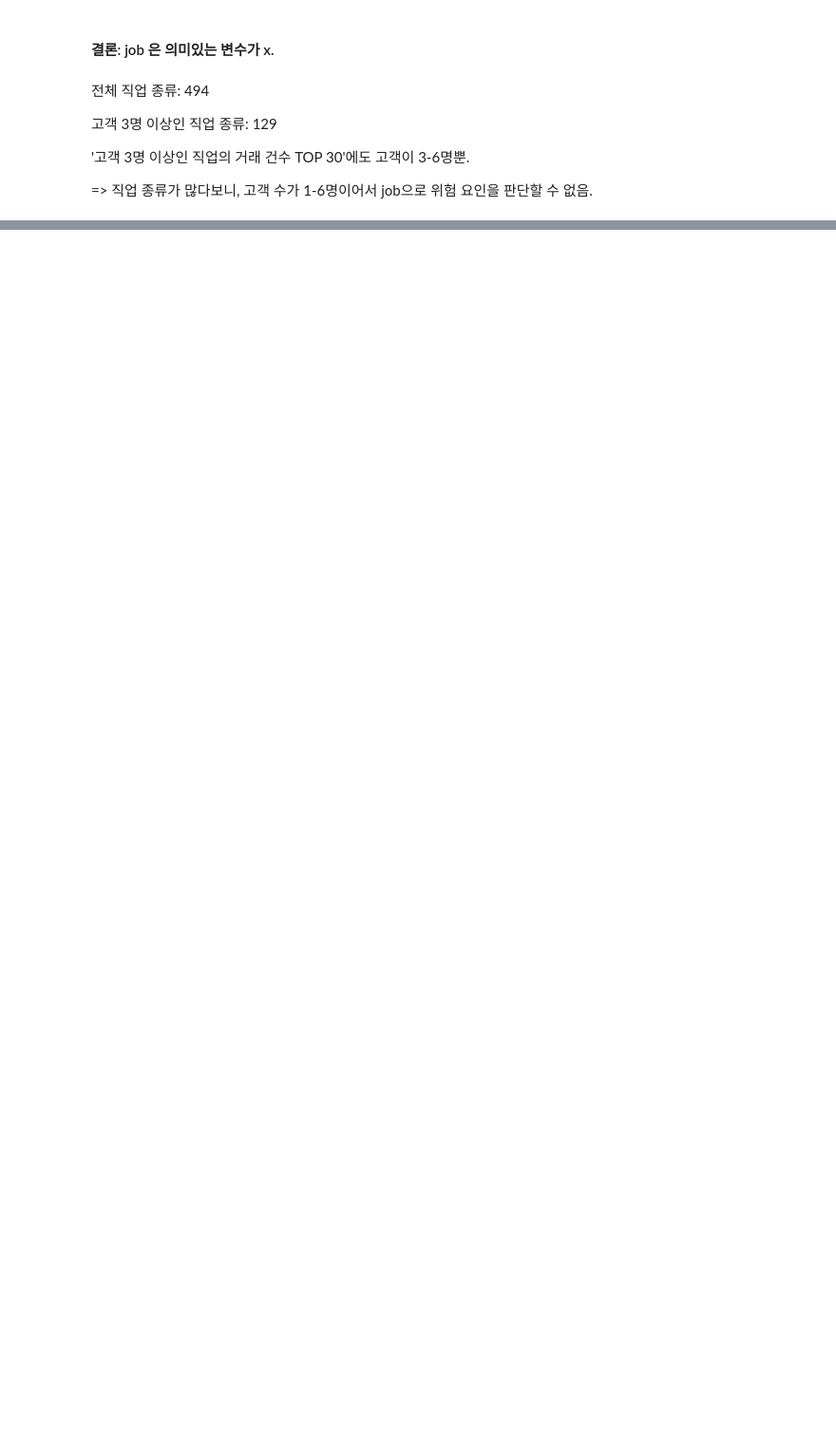
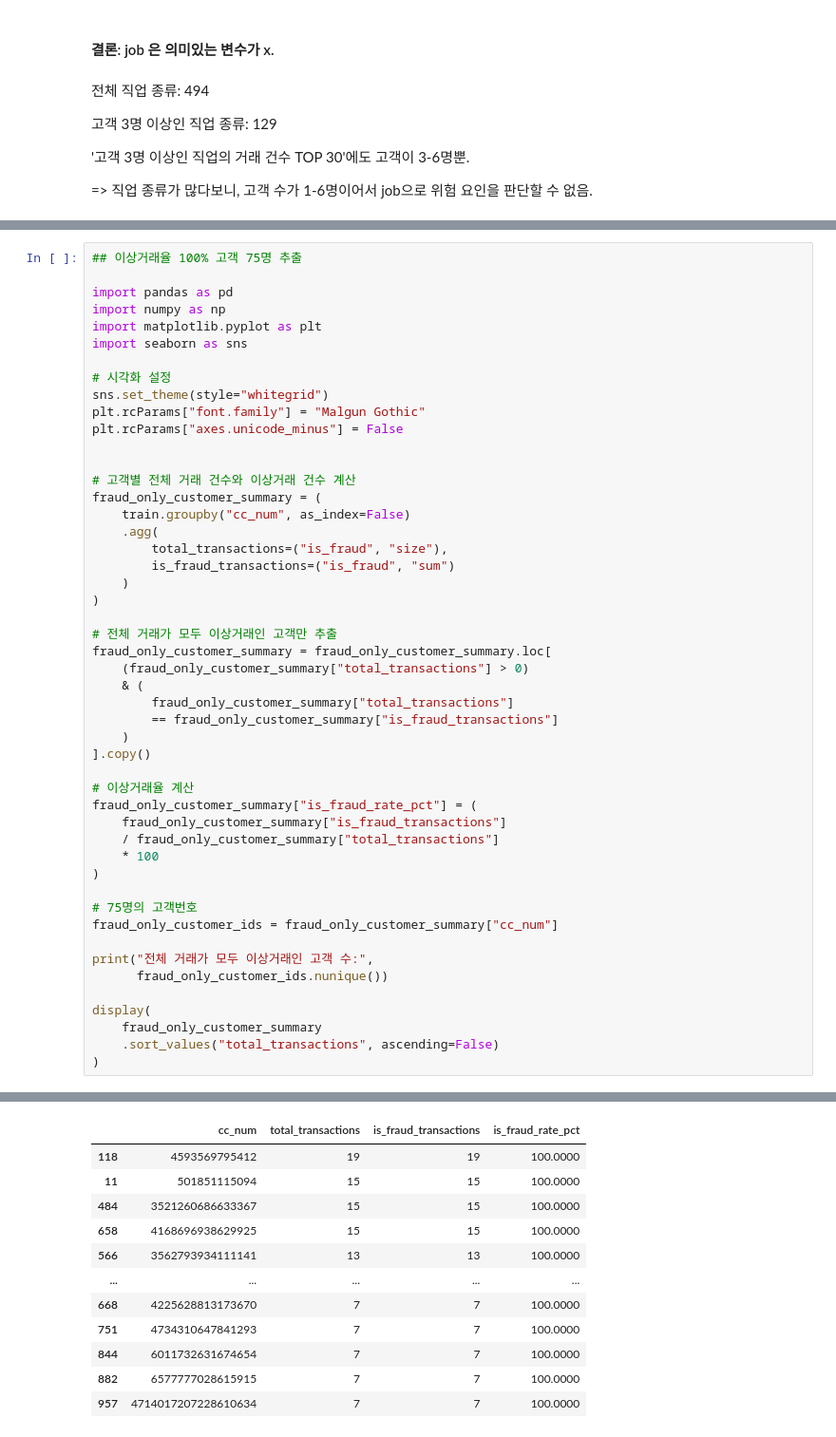
Before and after one commit to dayomschool/BDAI, a Jupyter notebook: 02_EDA_민정.ipynb, the cells around one changed output, grey strips where cells are left out. Shown at 95% size. Drawn from its saved outputs; the diff is of its cells as text; blank space fills up the shorter version.

```diff
--- a/02_EDA_민정.ipynb
+++ b/02_EDA_민정.ipynb
@@ -3883,0 +3905,50 @@ plt.show()
+# %%
+## 이상거래율 100% 고객 75명 추출
+
+import pandas as pd
+import numpy as np
+import matplotlib.pyplot as plt
+import seaborn as sns
+
+# 시각화 설정
+sns.set_theme(style="whitegrid")
+plt.rcParams["font.family"] = "Malgun Gothic"
+plt.rcParams["axes.unicode_minus"] = False
+
+
+# 고객별 전체 거래 건수와 이상거래 건수 계산
+fraud_only_customer_summary = (
+    train.groupby("cc_num", as_index=False)
+    .agg(
+        total_transactions=("is_fraud", "size"),
+        is_fraud_transactions=("is_fraud", "sum")
+    )
+)
+
+# 전체 거래가 모두 이상거래인 고객만 추출
+fraud_only_customer_summary = fraud_only_customer_summary.loc[
+    (fraud_only_customer_summary["total_transactions"] > 0)
+    & (
+        fraud_only_customer_summary["total_transactions"]
+        == fraud_only_customer_summary["is_fraud_transactions"]
+    )
+].copy()
+
+# 이상거래율 계산
+fraud_only_customer_summary["is_fraud_rate_pct"] = (
+    fraud_only_customer_summary["is_fraud_transactions"]
+    / fraud_only_customer_summary["total_transactions"]
+    * 100
+)
+
+# 75명의 고객번호
+fraud_only_customer_ids = fraud_only_customer_summary["cc_num"]
+
+print("전체 거래가 모두 이상거래인 고객 수:",
+      fraud_only_customer_ids.nunique())
+
+display(
+    fraud_only_customer_summary
+    .sort_values("total_transactions", ascending=False)
+)
+# %% [output]
@@ -3883,0 +3956,12 @@ plt.show()
+|  | cc_num | total_transactions | is_fraud_transactions | is_fraud_rate_pct |
+| 118 | 4593569795412 | 19 | 19 | 100.0000 |
+| 11 | 501851115094 | 15 | 15 | 100.0000 |
+| 484 | 3521260686633367 | 15 | 15 | 100.0000 |
+| 658 | 4168696938629925 | 15 | 15 | 100.0000 |
+| 566 | 3562793934111141 | 13 | 13 | 100.0000 |
+| ... | ... | ... | ... | ... |
+| 668 | 4225628813173670 | 7 | 7 | 100.0000 |
+| 751 | 4734310647841293 | 7 | 7 | 100.0000 |
+| 844 | 6011732631674654 | 7 | 7 | 100.0000 |
+| 882 | 6577777028615915 | 7 | 7 | 100.0000 |
+| 957 | 4714017207228610634 | 7 | 7 | 100.0000 |
```
Also changed, not shown: parts of 14 cells of this notebook.
